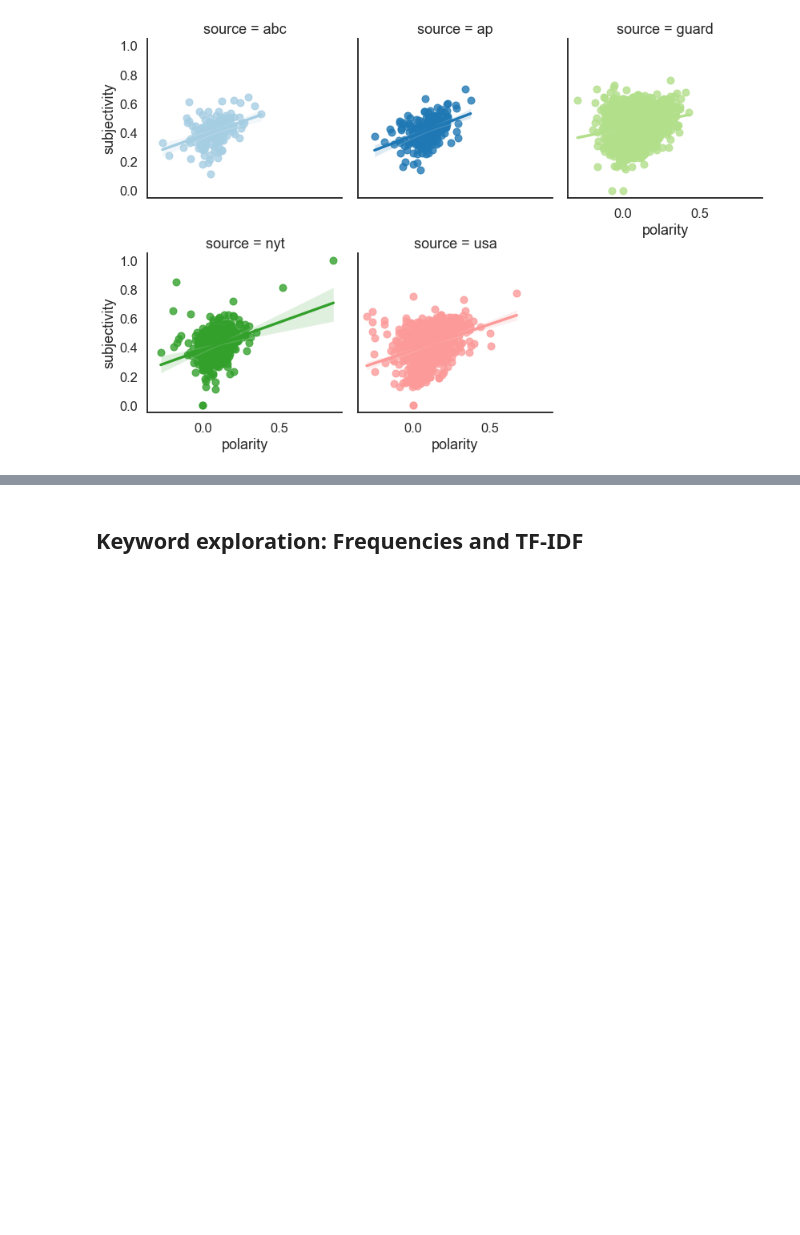
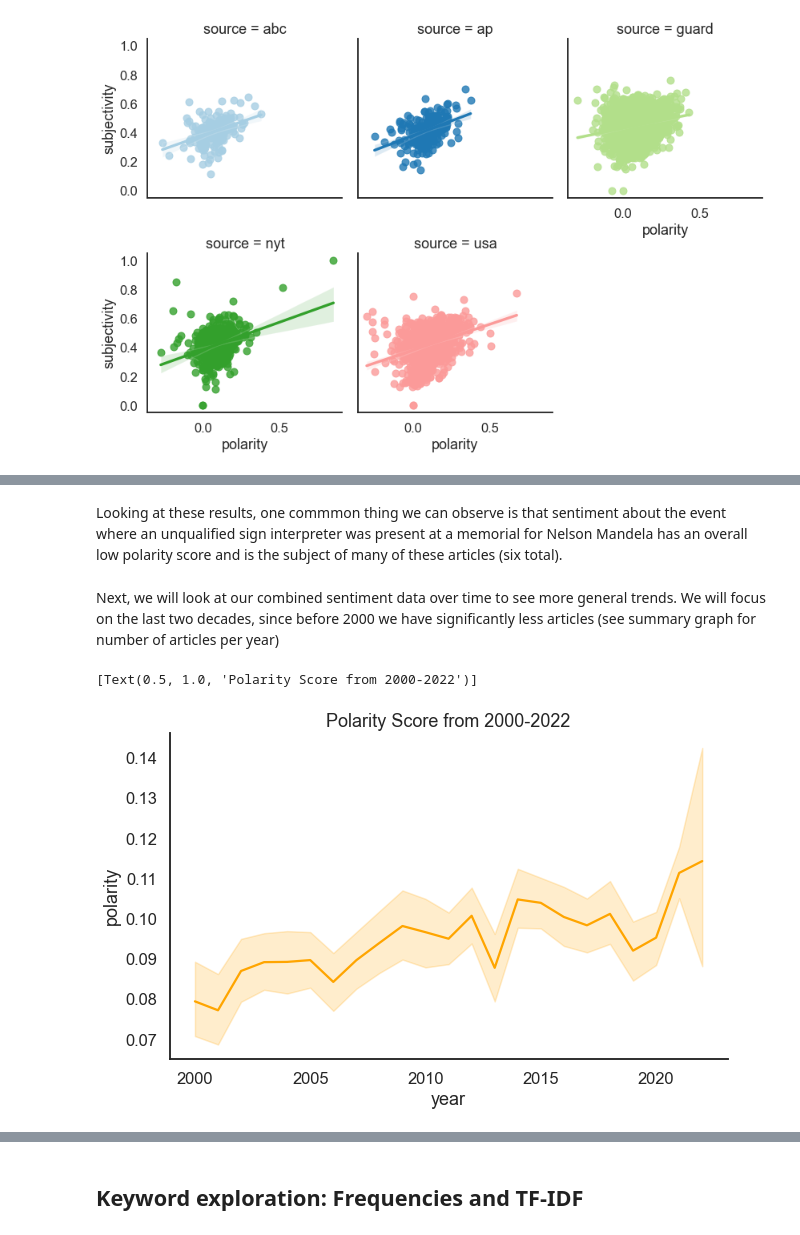
Before and after one commit to lilys01/sentiment-analysis-deaf-community, a Jupyter notebook: FinalProjectGroup054-Wi22.ipynb, the cells around one changed output, grey strips where cells are left out. Drawn from its saved outputs; the diff is of its cells as text; code cells hidden in the pictures; blank space fills up the shorter version.

```diff
--- a/FinalProjectGroup054-Wi22.ipynb
+++ b/FinalProjectGroup054-Wi22.ipynb
@@ -480,0 +484,10 @@ graph = sns.lmplot(x='polarity', y='subjectivity', col='source', hue='source', d
+# %% [markdown]
+Looking at these results, one commmon thing we can observe is that sentiment about the event where an unqualified sign interpreter was present at a memorial for Nelson Mandela has an overall low polarity score and is the subject of many of these articles (six total).
+# %% [markdown]
+Next, we will look at our combined sentiment data over time to see more general trends. We will focus on the last two decades, since before 2000 we have significantly less articles (see summary graph for number of articles per year)
+# %%
+plt.figure(figsize=(10, 6))
+sns.lineplot(data=combined_df[combined_df['year'] >= 2000], x='year', y='polarity', color='orange').set(title='Polarity Score from 2000-2022')
+# %% [output]
+[Text(0.5, 1.0, 'Polarity Score from 2000-2022')]
+[figure, added]
```
Also changed, not shown: parts of 46 cells of this notebook.
